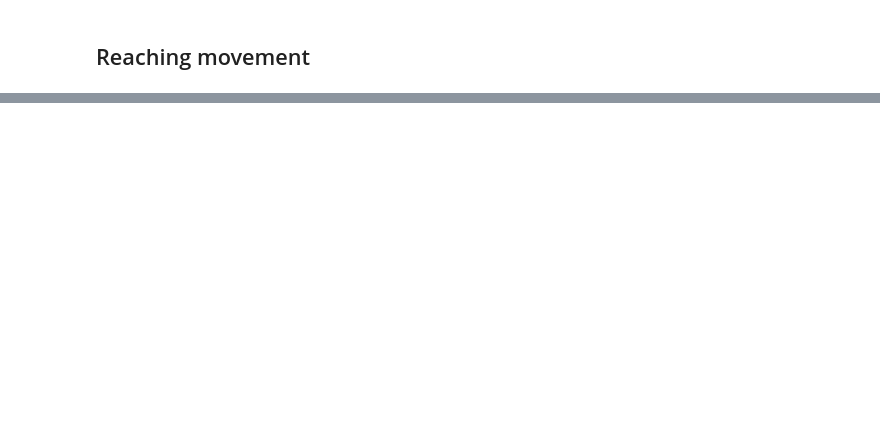
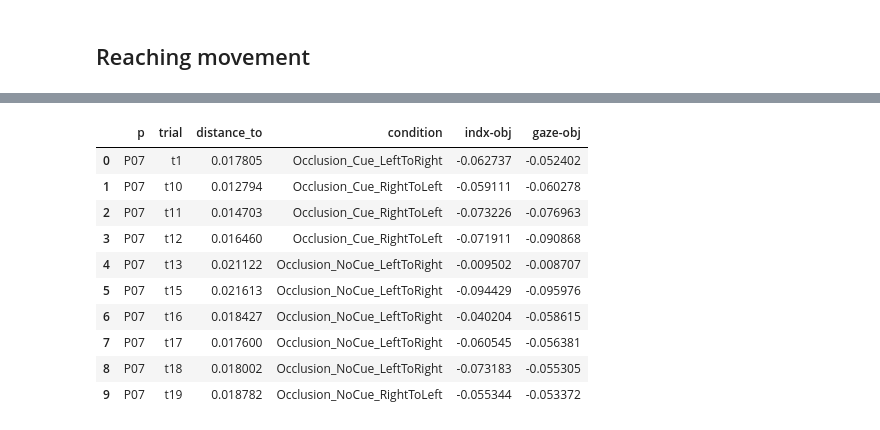
Before and after one commit to Roman-Belenya/perception_and_action, a Jupyter notebook: explore.ipynb, the cells around one changed output, grey strips where cells are left out. Saved outputs shown, nothing was run; the diff lists cells and outputs as text; code cells hidden in the pictures; blank space fills up the shorter version.

```diff
--- a/explore.ipynb
+++ b/explore.ipynb
@@ -425,0 +528,18 @@ plt.show()
+# %%
+common = pd.merge(mean_fixations, long_table, on = ['p', 'trial'])
+display(common[:10])
+
+ocl = common[common['condition'] == 'Occlusion_Cue_LeftToRight']
+onl = common[common['condition'] == 'Occlusion_NoCue_LeftToRight']
+# %% [output]
+|  | p | trial | distance_to | condition | indx-obj | gaze-obj |
+| 0 | P07 | t1 | 0.017805 | Occlusion_Cue_LeftToRight | -0.062737 | -0.052402 |
+| 1 | P07 | t10 | 0.012794 | Occlusion_Cue_RightToLeft | -0.059111 | -0.060278 |
+| 2 | P07 | t11 | 0.014703 | Occlusion_Cue_RightToLeft | -0.073226 | -0.076963 |
+| 3 | P07 | t12 | 0.016460 | Occlusion_Cue_RightToLeft | -0.071911 | -0.090868 |
+| 4 | P07 | t13 | 0.021122 | Occlusion_NoCue_LeftToRight | -0.009502 | -0.008707 |
+| 5 | P07 | t15 | 0.021613 | Occlusion_NoCue_LeftToRight | -0.094429 | -0.095976 |
+| 6 | P07 | t16 | 0.018427 | Occlusion_NoCue_LeftToRight | -0.040204 | -0.058615 |
+| 7 | P07 | t17 | 0.017600 | Occlusion_NoCue_LeftToRight | -0.060545 | -0.056381 |
+| 8 | P07 | t18 | 0.018002 | Occlusion_NoCue_LeftToRight | -0.073183 | -0.055305 |
+| 9 | P07 | t19 | 0.018782 | Occlusion_NoCue_RightToLeft | -0.055344 | -0.053372 |
```
Also changed, not shown: parts of 32 cells of this notebook.
